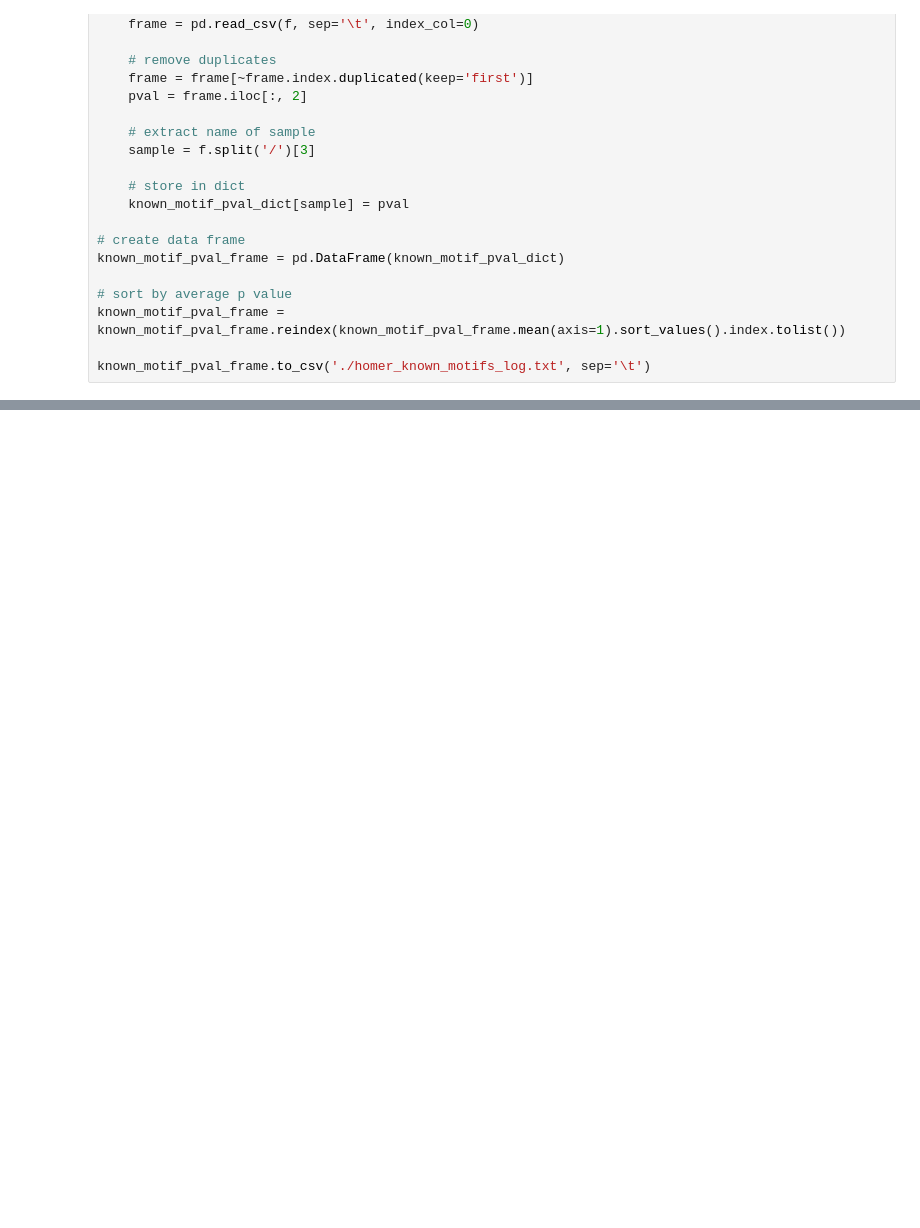
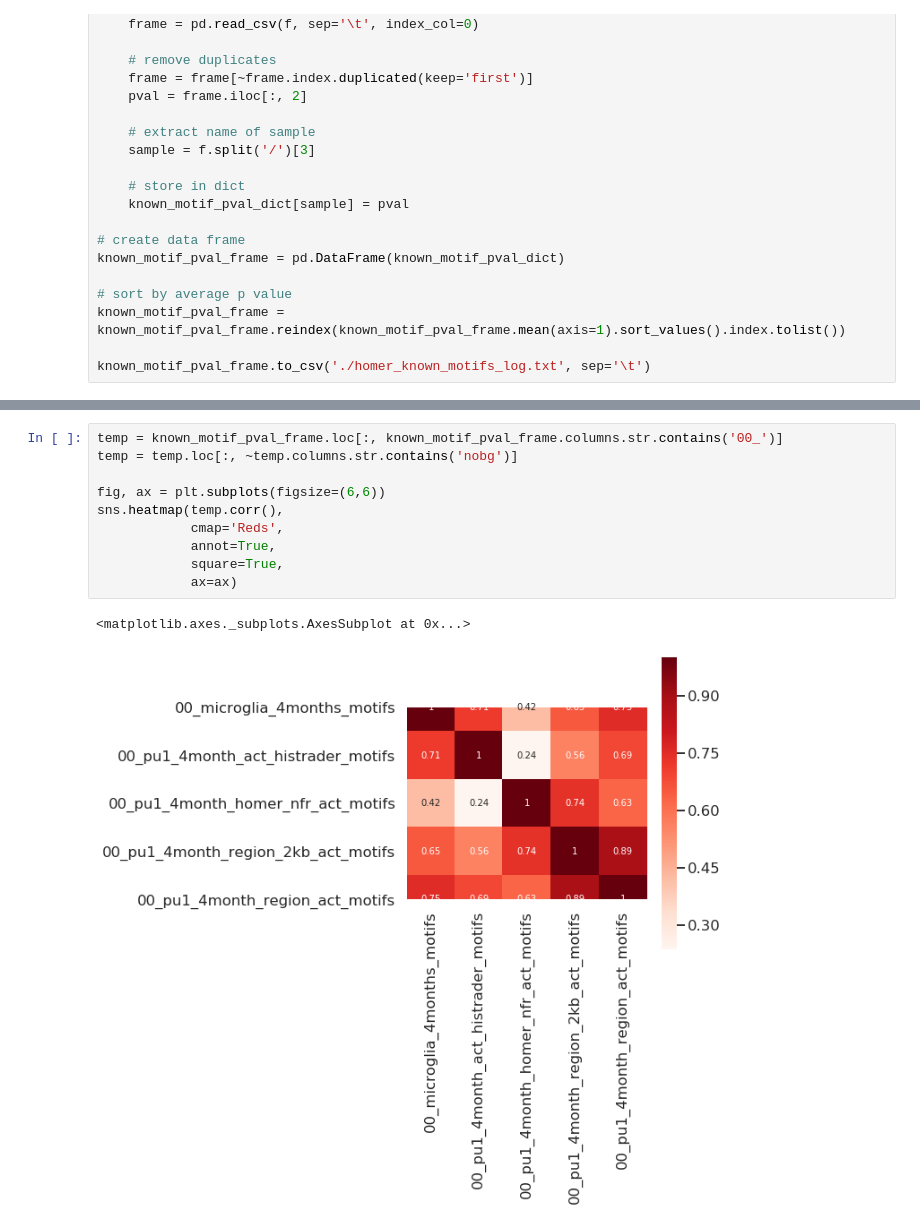
Before and after one commit to HunterBennett/brain_aging, a Jupyter notebook: results/00_PU1_H3K27Ac_06_Motifs_4month_vs_25month.ipynb, the cells around one changed output, grey strips where cells are left out. Saved outputs shown, nothing was run; the diff lists cells and outputs as text; blank space fills up the shorter version.

```diff
--- a/results/00_PU1_H3K27Ac_06_Motifs_4month_vs_25month.ipynb
+++ b/results/00_PU1_H3K27Ac_06_Motifs_4month_vs_25month.ipynb
@@ -200,0 +304,13 @@ sns.heatmap(
+# %%
+temp = known_motif_pval_frame.loc[:, known_motif_pval_frame.columns.str.contains('00_')]
+temp = temp.loc[:, ~temp.columns.str.contains('nobg')]
+
+fig, ax = plt.subplots(figsize=(6,6))
+sns.heatmap(temp.corr(),
+            cmap='Reds',
+            annot=True,
+            square=True,
+            ax=ax)
+# %% [output]
+<matplotlib.axes._subplots.AxesSubplot at 0x...>
+[figure, added]
```
Also changed, not shown: parts of 33 cells of this notebook, 4 other files.
